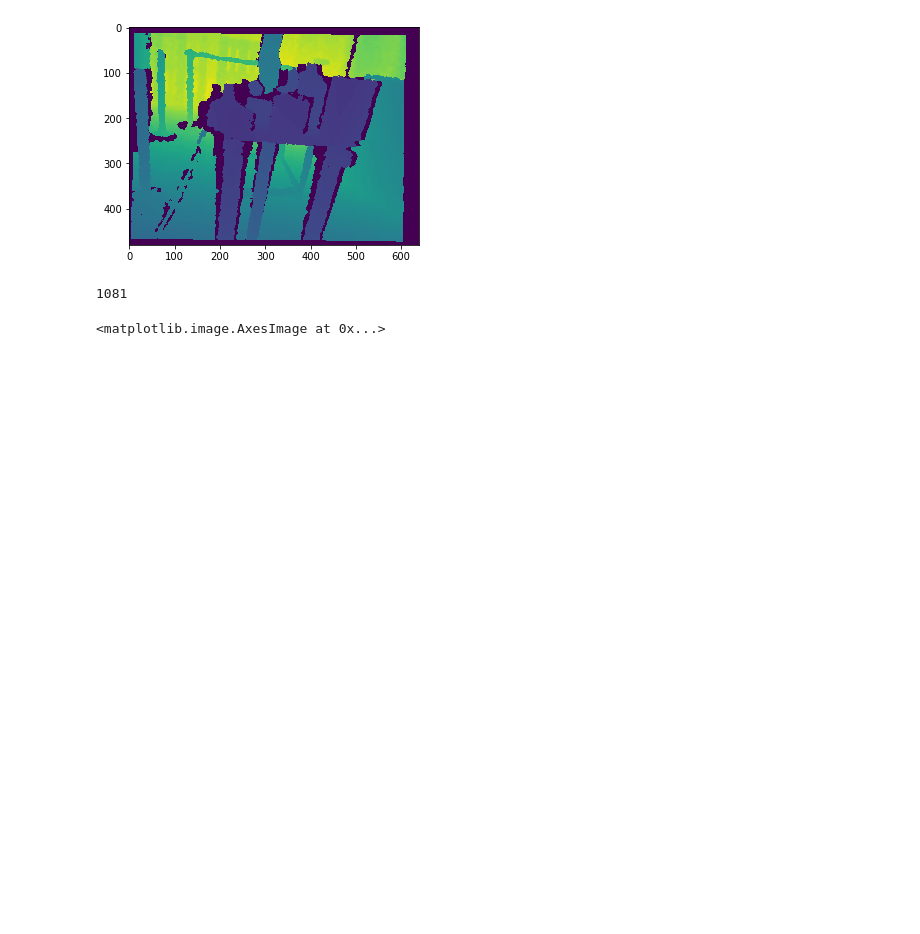
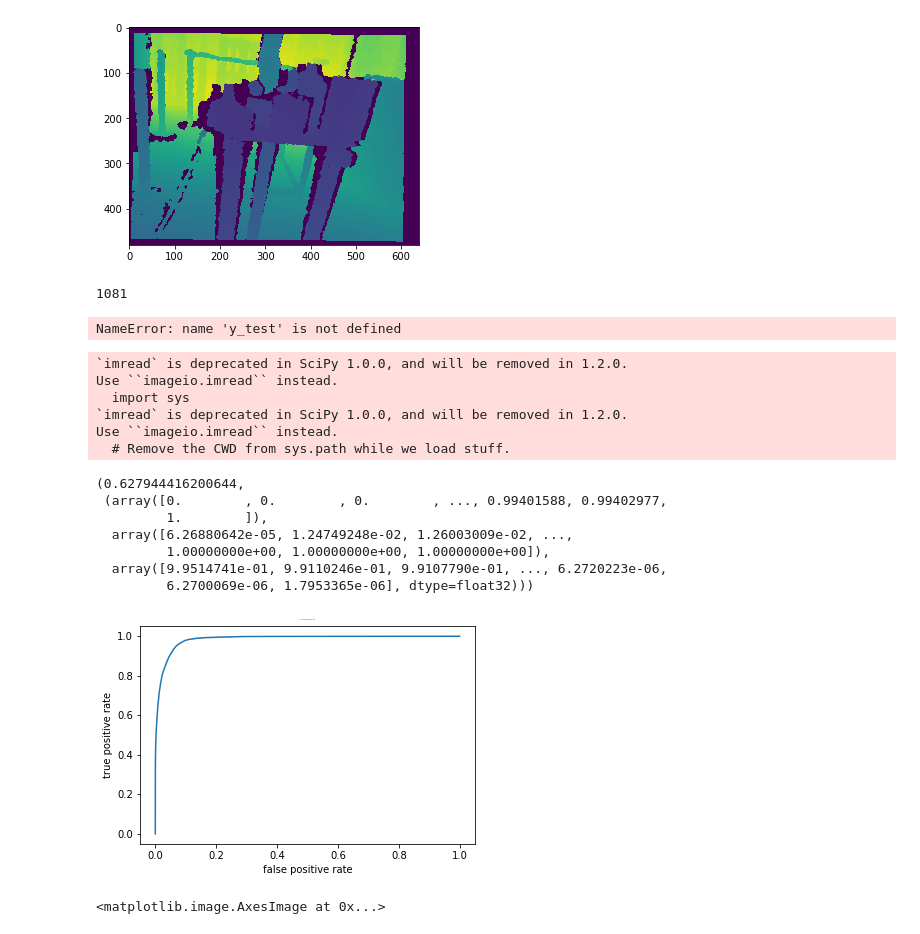
Before and after one commit to RobotLocomotion/spartan, a Jupyter notebook: src/DepthSim/python/notebooks/pixel-wise-cnnRes.ipynb, the cells around one changed output. Cells and saved outputs as stored; diff of their text form; code cells hidden in the pictures; blank space fills up the shorter version.

```diff
--- a/src/DepthSim/python/notebooks/pixel-wise-cnnRes.ipynb
+++ b/src/DepthSim/python/notebooks/pixel-wise-cnnRes.ipynb
@@ -744,3 +828,21 @@ Use ``imageio.imread`` instead.
 g.max()
 # %% [output]
 1081
+# %%
+from sklearn.metrics import precision_recall_curve
+
+precision, recall, _ = precision_recall_curve(y_test, y_score)
+
+plt.step(recall, precision, color='b', alpha=0.2,
+         where='post')
+plt.fill_between(recall, precision, step='post', alpha=0.2,
+                 color='b')
+
+plt.xlabel('Recall')
+plt.ylabel('Precision')
+plt.ylim([0.0, 1.05])
+plt.xlim([0.0, 1.0])
+plt.title('2-class Precision-Recall curve: AP={0:0.2f}'.format(
+          average_precision))
+# %% [output]
+NameError: name 'y_test' is not defined
@@ -747,3 +853,43 @@ g.max()
+# %%
+def test_on_set(test,model,size=1):
+    data = np.zeros((1,480,640,1))
+    pred = []
+    targ = []
+    prob = []
+    for i in test[:size]:
+        r = normalize(misc.imread(i[0]))
+        r = np.reshape(r,(480,640,1))
+        data[0] = r
+        d = crop(hot_vectorize(misc.imread(i[1])))
+        p = model.predict_on_batch(data)
+        p = crop(p[0,:,:,0]).flatten()
+        prob.extend(p)
+        pred.extend(list((np.round(p).astype(int))))
+        targ.extend(list(d.flatten().astype(int)))
+    roc = roc_curve(targ,prob)
+    plt.figure()
+    plt.title("ROC curve for NDP prediction")
+    plt.plot(roc[0],roc[1])
+    plt.xlabel("false positive rate")
+    plt.ylabel("true positive rate")
+    return (f1_score(targ,pred),roc)
+# %%
+test_on_set(test,autoencoder)
+# %% [output]
+`imread` is deprecated in SciPy 1.0.0, and will be removed in 1.2.0.
+Use ``imageio.imread`` instead.
+  import sys
+`imread` is deprecated in SciPy 1.0.0, and will be removed in 1.2.0.
+Use ``imageio.imread`` instead.
+  # Remove the CWD from sys.path while we load stuff.
+(0.627944416200644,
+ (array([0.        , 0.        , 0.        , ..., 0.99401588, 0.99402977,
+         1.        ]),
+  array([6.26880642e-05, 1.24749248e-02, 1.26003009e-02, ...,
+         1.00000000e+00, 1.00000000e+00, 1.00000000e+00]),
+  array([9.9514741e-01, 9.9110246e-01, 9.9107790e-01, ..., 6.2720223e-06,
+         6.2700069e-06, 1.7953365e-06], dtype=float32)))
+[figure, added]
 # %%
 %matplotlib inline
 gt = g/3000.
```
Also changed, not shown: parts of 26 cells of this notebook, 3 other files.
